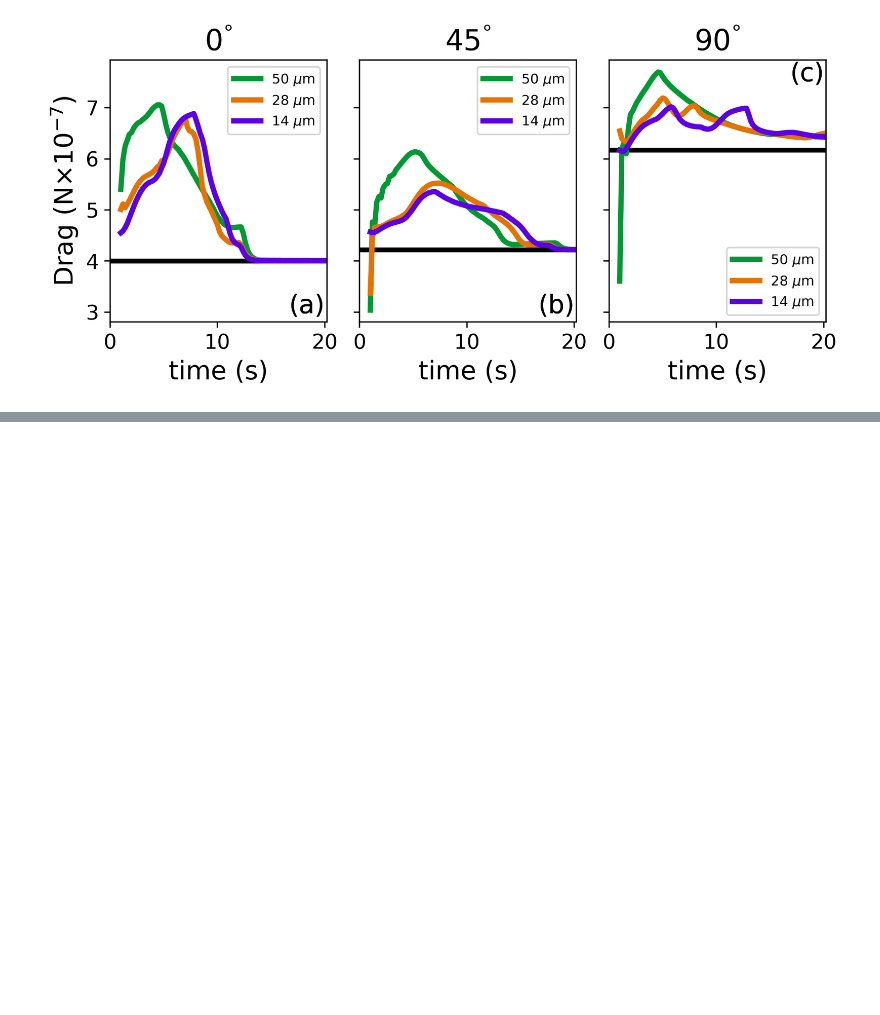
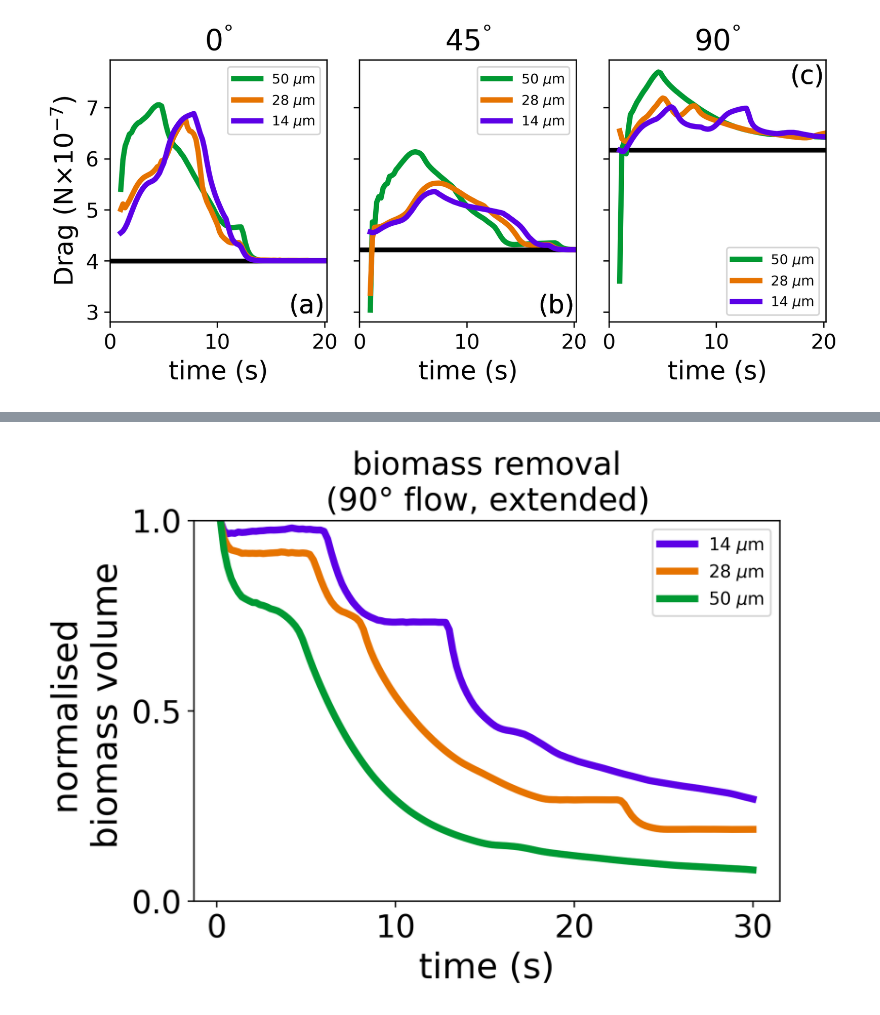
Before and after one commit to patricksinclair/openfoam_utilities, a Jupyter notebook: big_run_analyser.ipynb, the cells around one changed output, grey strips where cells are left out. Saved outputs shown, nothing was run; the diff lists cells and outputs as text; code cells hidden in the pictures; blank space fills up the shorter version.

```diff
--- a/big_run_analyser.ipynb
+++ b/big_run_analyser.ipynb
@@ -240,19 +260,22 @@ plot3x1AlphaComparisonPlots(alphaDataframes_parallelFlow, alphaDataframes_angle4
 #                             normalised=True, filename="alpha_vs_thickness_NORMALISED")
 # %%
 #plot the extended perpendicular flow simulations for alpha (normalised)
-labelSize=16
-titleSize=14
-fig, ax = plt.subplots(dpi=220)
+labelSize=20
+titleSize=18
+fig, ax = plt.subplots(dpi=320)
 fig.set_size_inches(6,4)
 
-for df, line_label in zip(alphaDataframes_perpendicularFlow_EXTRA, bf_thickness_labels):
-    ax.plot(df['t'], df['alpha_normalised'], label=line_label, lw=3.2)
+for df, line_label, line_colour in zip(alphaDataframes_perpendicularFlow_EXTRA, bf_thickness_labels, thickness_colours):
+    ax.plot(df['t'], df['alpha_normalised'], label=line_label, lw=4, c=line_colour)
 
-ax.set_title("$90\degree$", fontsize=titleSize)
-ax.set_ylabel("$\\alpha / \\alpha_\max$", fontsize=labelSize)
+ax.set_title("biomass removal\n($90\degree$ flow, extended)", fontsize=titleSize)
+ax.set_ylabel("normalised \n biomass volume", fontsize=labelSize)
 ax.set_xlabel("time (s)", fontsize=labelSize)
-ax.tick_params(axis='both', which='major', labelsize=14)
+ax.tick_params(axis='both', which='major', labelsize=18)
 ax.set_ylim(0,1)
 plt.legend()
+plt.locator_params(axis='y', nbins=3)
 plt.savefig("riblet_plots/alphaNormalised_perpendicular_EXTRA.pdf", bbox_inches='tight')
 plt.show()
+# %% [output]
+[figure, added]
```
Also changed, not shown: parts of 8 cells of this notebook.
